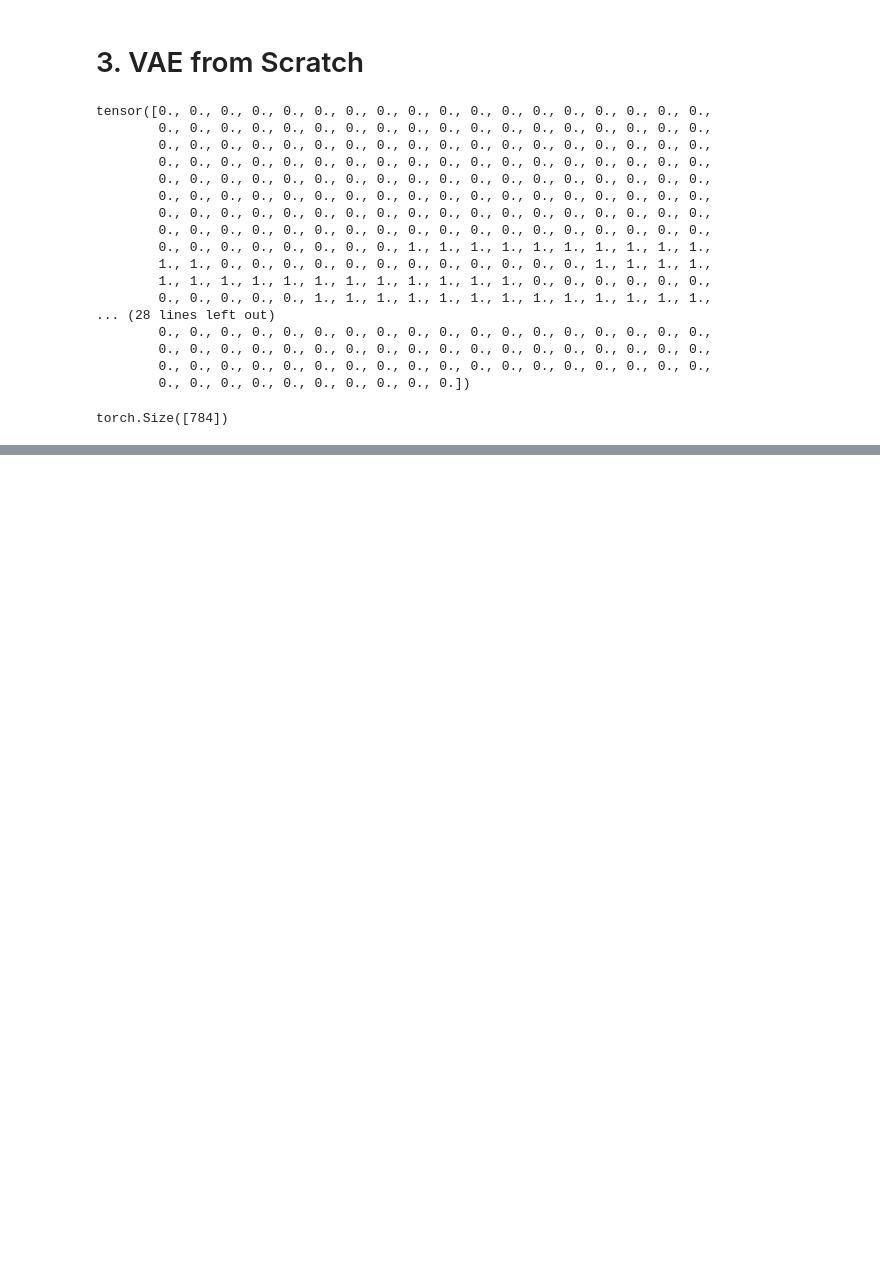
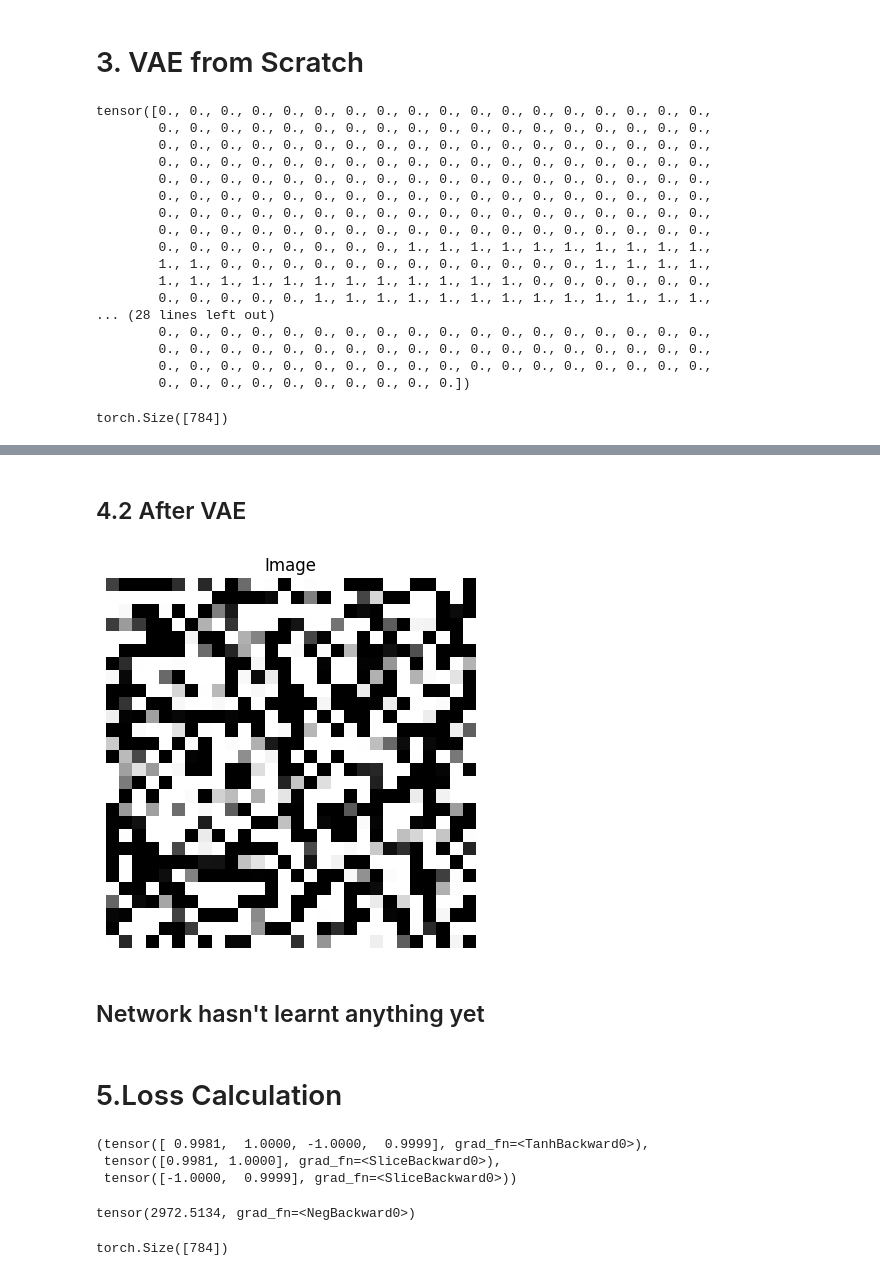
Before and after one commit to ThanaritKanjanametawatAU/vae-from-scratch, a Jupyter notebook: vae.ipynb, the cells around one changed output, grey strips where cells are left out. Drawn from its saved outputs; the diff is of its cells as text; code cells hidden in the pictures; blank space fills up the shorter version.

```diff
--- a/vae.ipynb
+++ b/vae.ipynb
@@ -205,0 +231,35 @@ tensor([ 3.8981e+03,  2.1379e+04, -3.2654e+03, -1.1013e+04, -5.7771e+03,
+# %% [markdown]
+## 4.2 After VAE
+# %%
+plot_mnist(output)
+# %% [output]
+[figure, added]
+# %% [markdown]
+## Network hasn't learnt anything yet
+# %% [markdown]
+# 5.Loss Calculation
+# %%
+# Whole, mean, sigma
+# distParamZ, distParamZ[:J], distParamZ[J:]
+meanVector = distParamZ[:J]
+stdVector = distParamZ[J:]
+distParamZ, meanVector, stdVector
+# %% [output]
+(tensor([ 0.9981,  1.0000, -1.0000,  0.9999], grad_fn=<TanhBackward0>),
+ tensor([0.9981, 1.0000], grad_fn=<SliceBackward0>),
+ tensor([-1.0000,  0.9999], grad_fn=<SliceBackward0>))
+# %%
+meanVector = distParamZ[:J]
+stdVector = distParamZ[J:]
+KLLoss = 0.5 * (1 + torch.log(stdVector ** 2) - (meanVector ** 2) - (stdVector ** 2)).sum()
+safety = 1e-4
+DecoderLoss = ((trainData[0] * torch.log(decodedX + safety)) + ((1 - trainData[0]) * torch.log(1 - decodedX + safety))).sum()
+elbo = KLLoss + DecoderLoss
+Loss = -elbo
+Loss
+# %% [output]
+tensor(2972.5134, grad_fn=<NegBackward0>)
+# %%
+decodedX.shape
+# %% [output]
+torch.Size([784])
```
Also changed, not shown: parts of 13 cells of this notebook.
